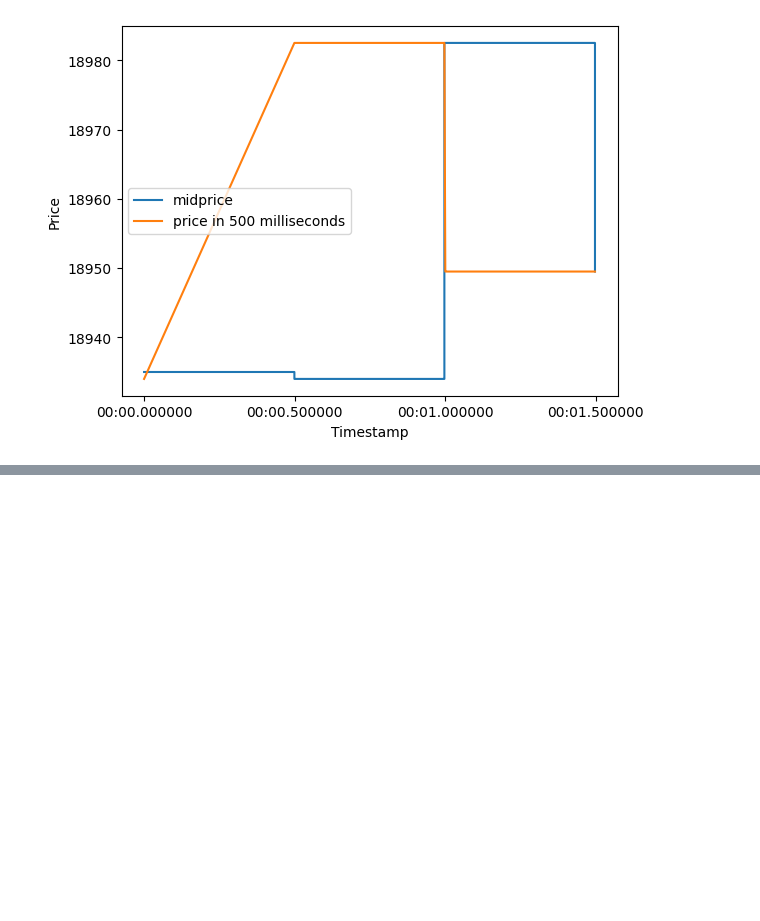
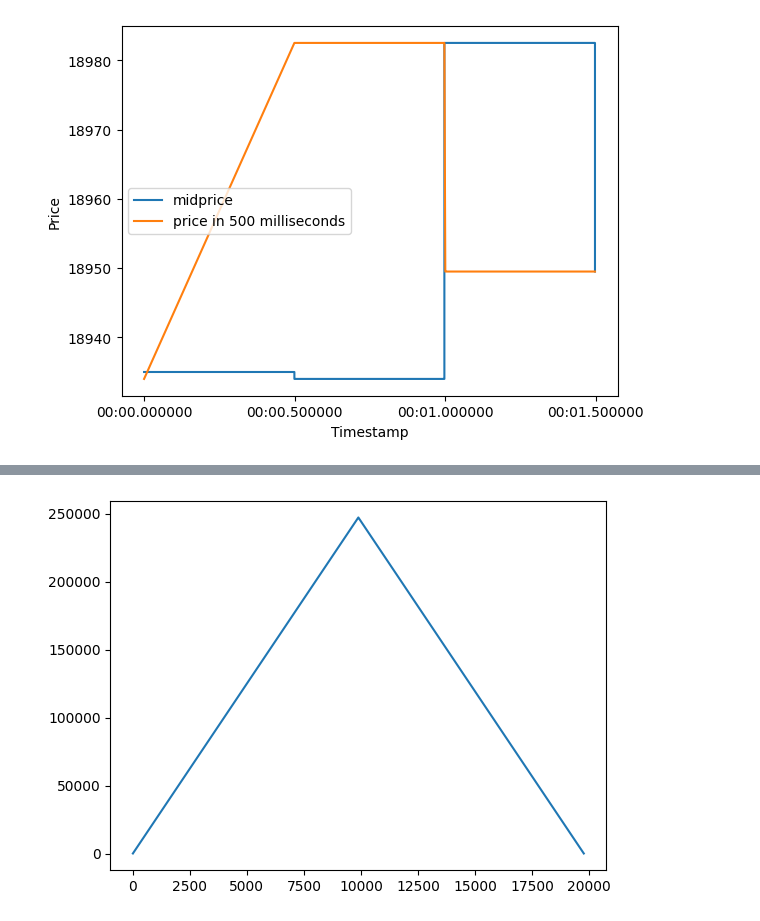
Before and after one commit to SergeySmalkov/Strategies_Sandbox, a Jupyter notebook: Strategy.ipynb, the cells around one changed output, grey strips where cells are left out. Saved outputs shown, nothing was run; the diff lists cells and outputs as text; code cells hidden in the pictures; blank space fills up the shorter version.

```diff
--- a/Strategy.ipynb
+++ b/Strategy.ipynb
@@ -97,0 +149,12 @@ Name: timestamp, dtype: datetime64[ns]
+# %%
+temp_data = data[["SANHOK_ToB_mid", "LIVIK_ToB_mid"]]
+temp_data = temp_data.drop_duplicates()
+temp_data1 = np.log(temp_data[["SANHOK_ToB_mid"]]).diff().dropna() + 5
+temp_data2 = np.log(temp_data[["LIVIK_ToB_mid"]]).diff().dropna() + 5
+
+corr1 = signal.correlate(temp_data1, temp_data2 , mode='full')
+
+plt.plot(corr1)
+delay = (np.argmax(corr1) - len(temp_data1['SANHOK_ToB_mid']) + 1)
+print("Estimated delay: " + str(delay) +" or ~ " + str(temp_data1.index[abs(delay)]-temp_data1.index[0]) + " seconds")
+# %% [output]
@@ -97,0 +162 @@ Name: timestamp, dtype: datetime64[ns]
+[figure, added]
```
Also changed, not shown: parts of 8 cells of this notebook.
